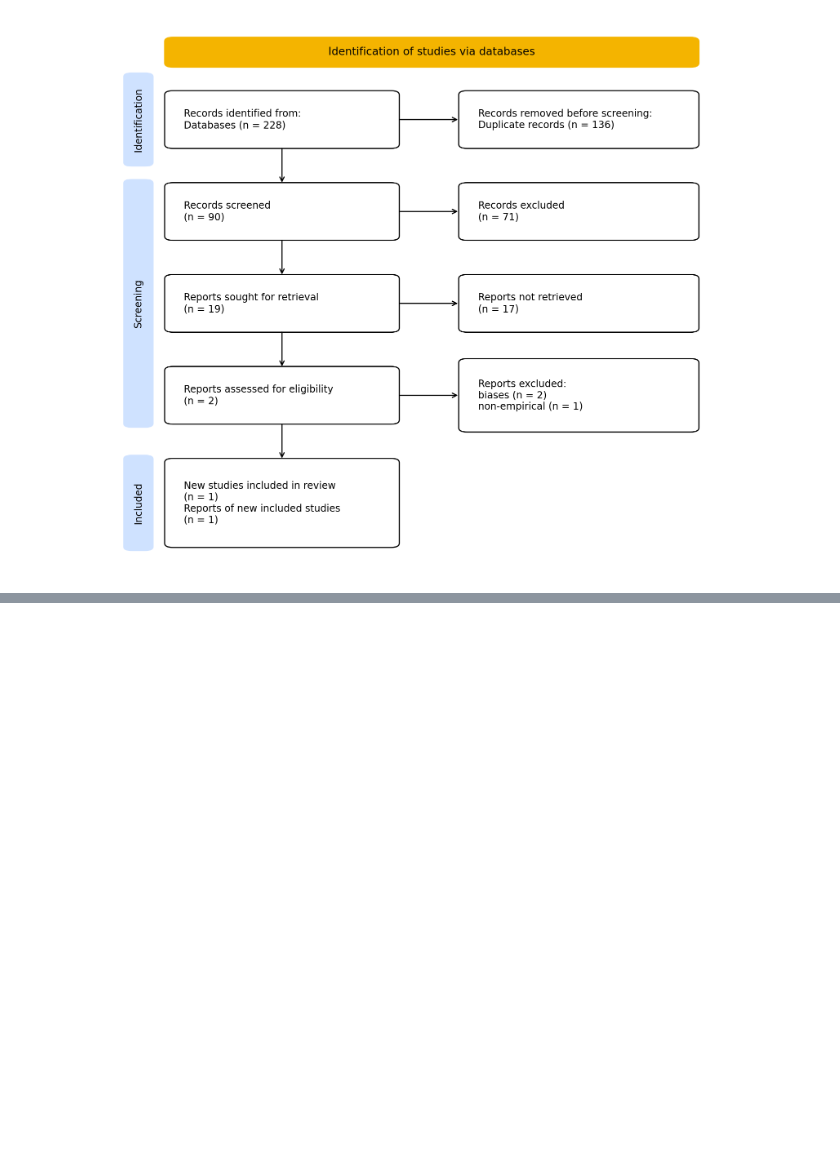
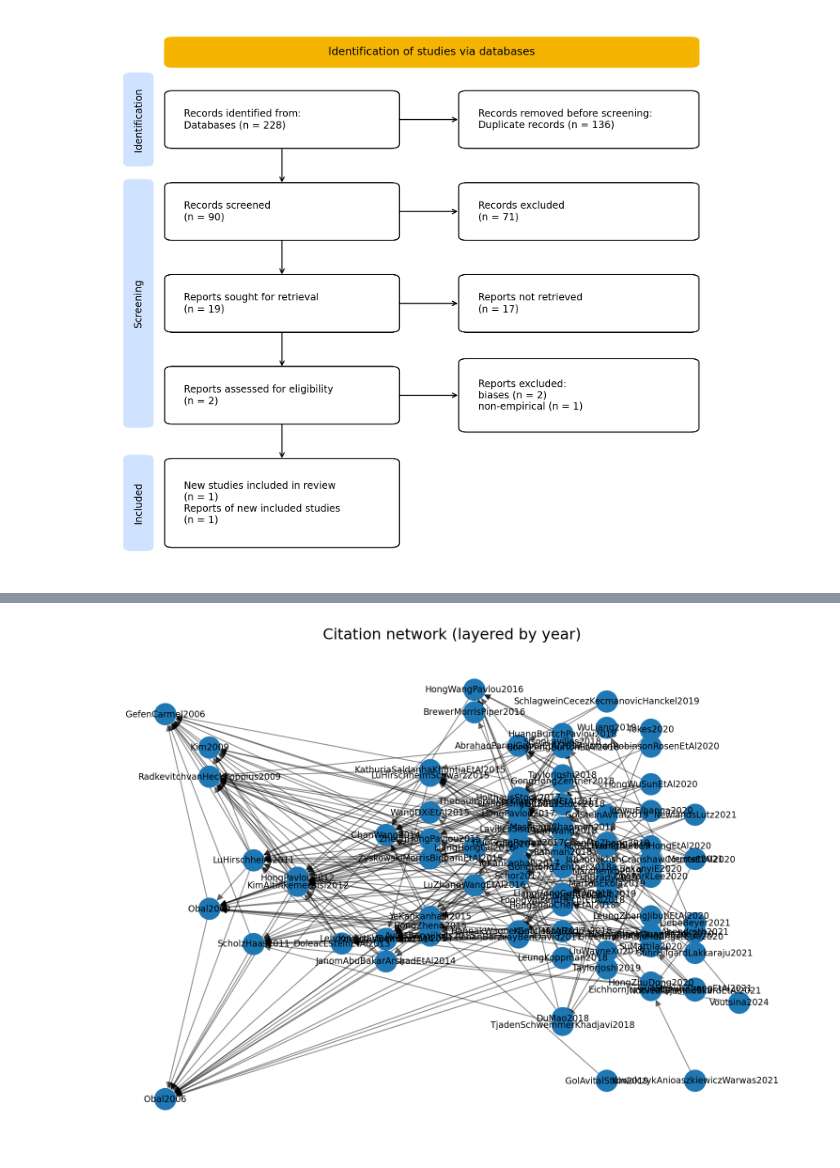
Before and after one commit to fs-ise/C5-DM-vignette-temp, a Jupyter notebook: index.embed.ipynb, the cells around one changed output, grey strips where cells are left out. Drawn from its saved outputs; the diff is of its cells as text; code cells hidden in the pictures; blank space fills up the shorter version.

```diff
--- a/index.embed.ipynb
+++ b/index.embed.ipynb
@@ -127,0 +274,44 @@ plot_prisma_from_records(records_path="/home/gerit/ownCloud/action-office/LRDM/C
+# %%
+from pathlib import Path
+import pandas as pd
+import matplotlib.pyplot as plt
+import networkx as nx
+
+csv_path = Path("data/citation_edges.csv")
+df = pd.read_csv(csv_path)
+
+G = nx.from_pandas_edgelist(
+    df,
+    source="citing",
+    target="cited",
+    create_using=nx.DiGraph()
+)
+
+years = {}
+years.update(dict(zip(df["citing"], df["citing_year"])))
+years.update(dict(zip(df["cited"], df["cited_year"])))
+nx.set_node_attributes(G, years, "year")
+
+pos = nx.spring_layout(G, seed=7, k=0.6)
+
+year_attr = nx.get_node_attributes(G, "year")
+
+years_sorted = sorted({y for y in year_attr.values() if y is not None})
+year_to_x = {y: i for i, y in enumerate(years_sorted)}
+
+pos2 = nx.spring_layout(G, seed=7, k=0.6)
+for n in G.nodes:
+    y = year_attr.get(n)
+    if y is not None:
+        pos2[n][0] = year_to_x[y]
+
+plt.figure(figsize=(8, 6))
+nx.draw_networkx_edges(G, pos2, arrows=True, arrowstyle="-|>", arrowsize=10, width=0.8, alpha=0.45)
+nx.draw_networkx_nodes(G, pos2, node_size=280)
+nx.draw_networkx_labels(G, pos2, font_size=7)
+plt.title("Citation network (layered by year)")
+plt.axis("off")
+plt.tight_layout()
+plt.show()
+# %% [output]
+[figure, added]
```
Also changed, not shown: parts of 12 cells of this notebook, 25 other files.
